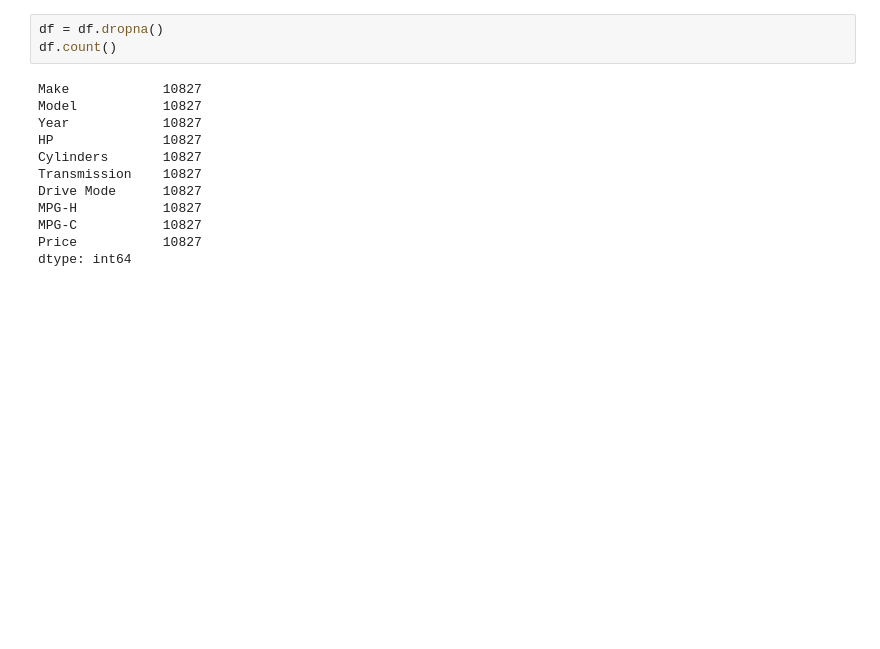
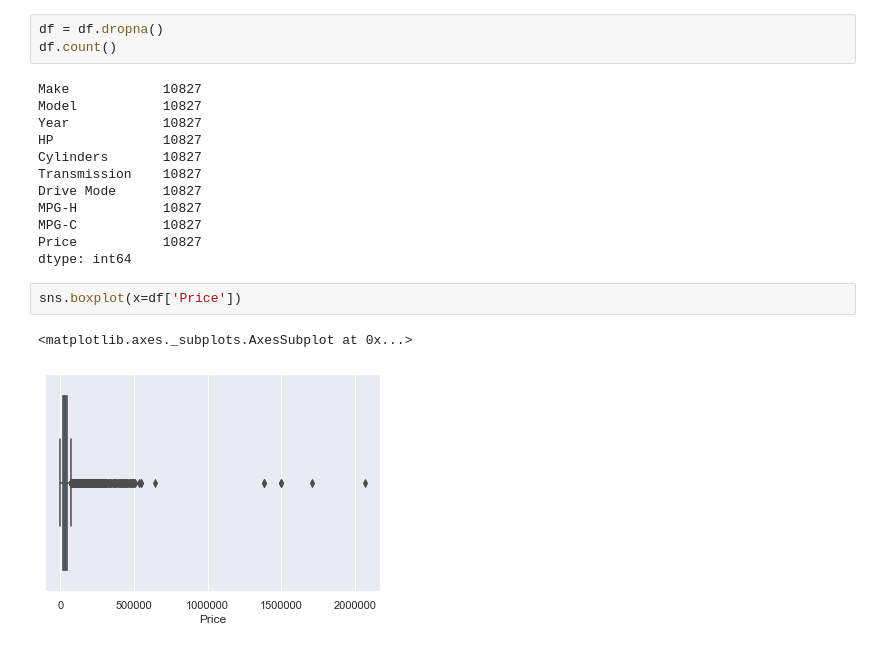
Before and after one commit to iAmNawa/exploratory-data-analysis, a Jupyter notebook: car-price-prediction/car_price_prediction.ipynb, the cells around one changed output. Saved outputs shown, nothing was run; the diff lists cells and outputs as text; blank space fills up the shorter version.

```diff
--- a/car-price-prediction/car_price_prediction.ipynb
+++ b/car-price-prediction/car_price_prediction.ipynb
@@ -135,3 +135,8 @@ MPG-H           10827
 MPG-C           10827
 Price           10827
 dtype: int64
+# %%
+sns.boxplot(x=df['Price'])
+# %% [output]
+<matplotlib.axes._subplots.AxesSubplot at 0x...>
+[figure, added]
```
Also changed, not shown: parts of 2 cells of this notebook.
